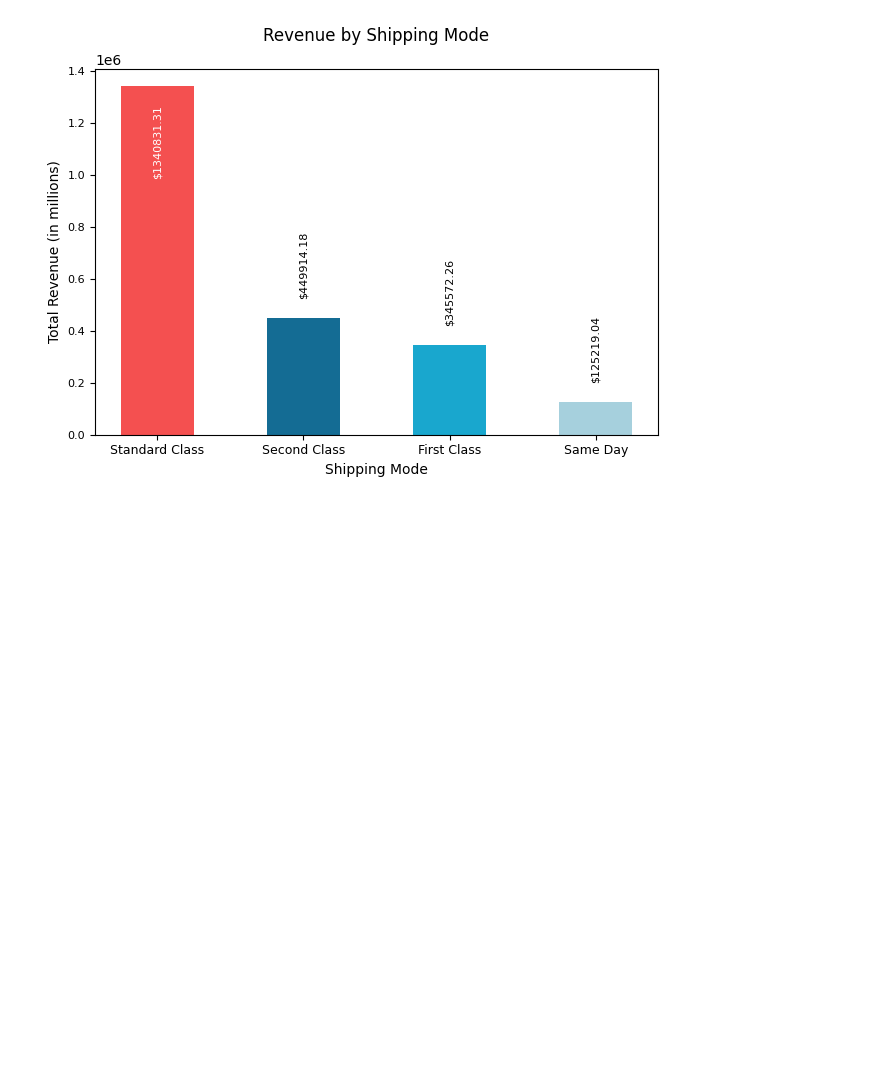
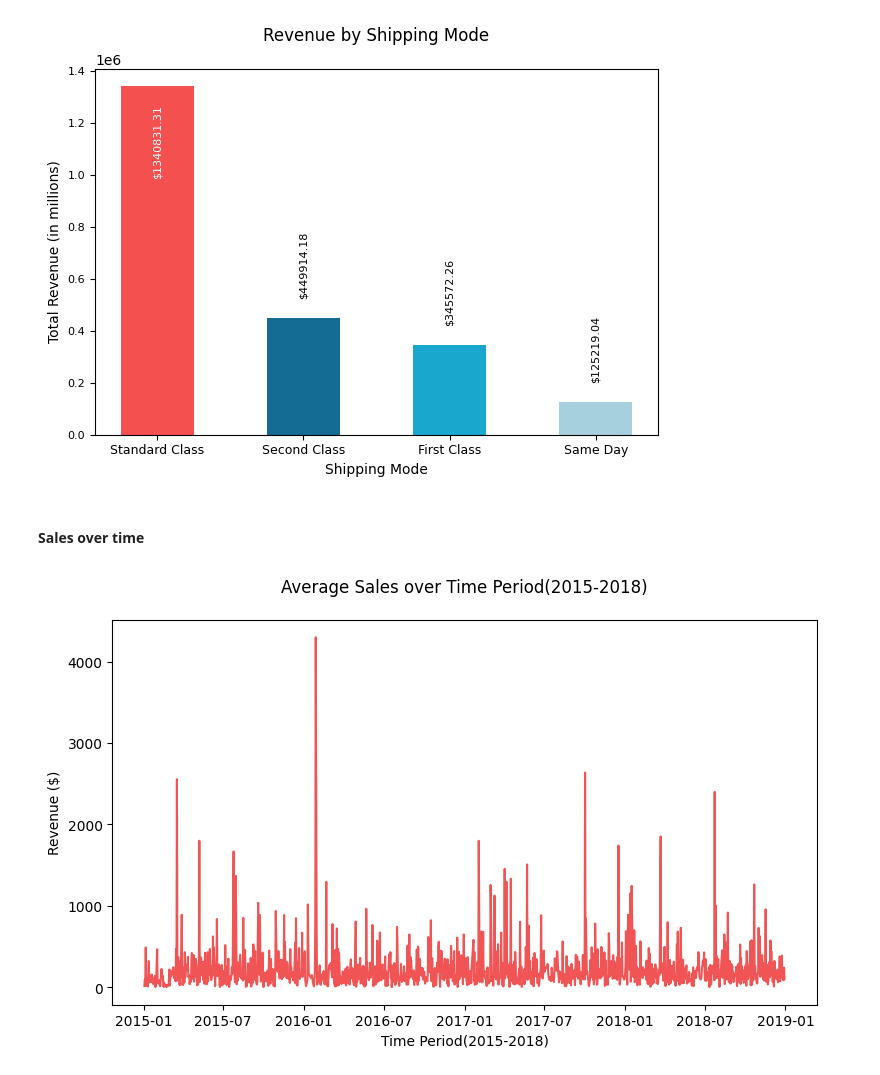
Before and after one commit to celiacnavarro/Superstore_Sales_EDA, a Jupyter notebook: notebooks/notebook2.ipynb, the cells around one changed output. Saved outputs shown, nothing was run; the diff lists cells and outputs as text; code cells hidden in the pictures; blank space fills up the shorter version.

Commit message:
line_chart

```diff
--- a/notebooks/notebook2.ipynb
+++ b/notebooks/notebook2.ipynb
@@ -235,3 +235,22 @@ plt.tight_layout()
 plt.savefig('../images/sales_by_shipping_mode.png')
 # %% [output]
 [figure]
+# %% [markdown]
+#### Sales over time
+# %%
+df_line = df[['Order Date','Sales']].sort_values('Order Date')
+df_line['Order Date'] = pd.to_datetime(df_line['Order Date'])
+df_line = df_line.groupby('Order Date').mean()
+
+# Visualizing the Line Chart
+plt.figure(figsize=[8,5])
+plt.plot(df_line.index, 'Sales', data=df_line, color='#F05454') # Avg Sales over Time
+plt.title("Average Sales over Time Period(2015-2018)", pad=20)
+plt.xlabel("Time Period(2015-2018)",fontsize=10)
+plt.ylabel("Revenue ($)",fontsize=10)
+
+plt.tight_layout()
+plt.savefig('../images/sales_over_time.png')
+plt.show()
+# %% [output]
+[figure, added]
```
Also changed, not shown: 2 other files.
